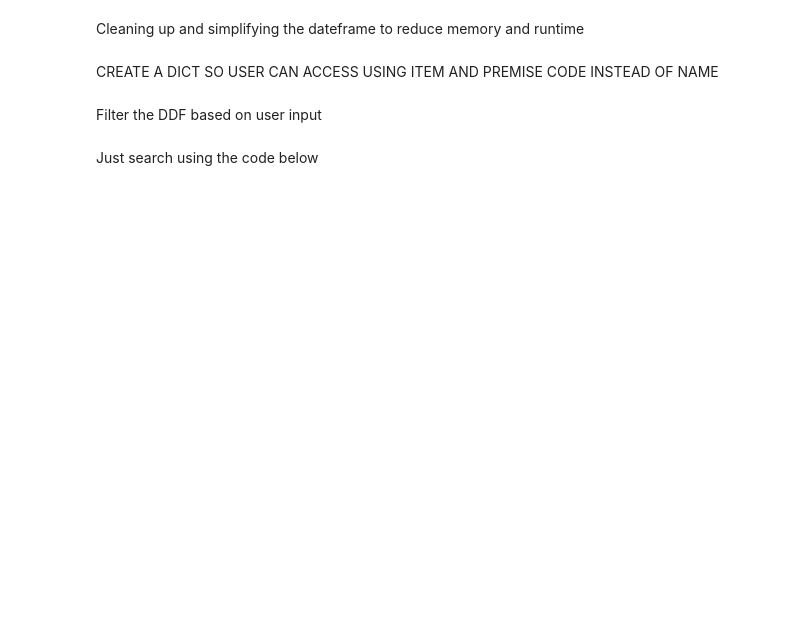
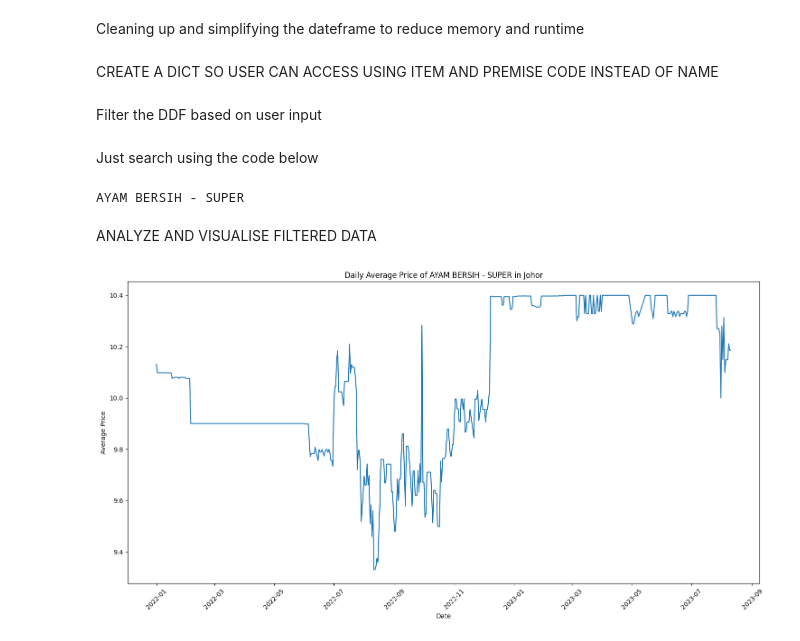
Before and after one commit to camelia02/MyInflasi, a Jupyter notebook: analyser.ipynb, the cells around one changed output. Cells and saved outputs as stored; diff of their text form; code cells hidden in the pictures; blank space fills up the shorter version.

```diff
--- a/analyser.ipynb
+++ b/analyser.ipynb
@@ -162,31 +185,22 @@ del state
 cluster = LocalCluster()
 client = Client(cluster)
 
-client = Client(dashboard_address=':8888')
+prices = [price_2022, price_2023]
 
 with ProgressBar():
 
     if len(user_input) >= 1:
         chunk_size = 10000
 
-        delayed_partitions = identify_item_code(user_input[0], lookup_dict, chunk_size)
-        results = compute(*delayed_partitions)
-        matching_item_codes = [item for sublist in results for item in sublist if item is not None]
-        del chunk_size
-
-    filtered_price = price_2022[price_2022['item_code'].isin(matching_item_codes)]
-    filtered_price = ddf.concat([filtered_price, price_2023[price_2023['item_code'].isin(matching_item_codes)]])
-
-    del delayed_partitions
-    del lookup_dict
-    del results
+        filtered_delayed_dataframes = identify_item_and_filter(user_input[0], prices, lookup_dict, chunk_size)
+        #filtered_price= [df.compute() for df in filtered_delayed_dataframes]
 
     if len(user_input) >= 2:
-        filtered_price.from_delayed = identify_state(user_input[1], filtered_price)
+        filtered_price = identify_state(user_input[1], filtered_delayed_dataframes)
 
 #filtered_price_mapped = filtered_price.map(lambda df: df.compute(), meta=filtered_price)
-filtered_price_computed = filtered_price.persist()
-#result_df = filtered_price_computed.compute()
+#filtered_price_computed = filtered_price.persist()
+filtered_data = filtered_price.compute()
 
 client.close()
 cluster.close()
@@ -195,4 +209,29 @@ del user_input
 del client
 del cluster
 # %%
-print(state)
+print(item_name)
+# %% [output]
+AYAM BERSIH - SUPER
+# %% [markdown]
+ANALYZE AND VISUALISE FILTERED DATA
+# %%
+%matplotlib inline
+
+daily_avg_price = filtered_data.groupby(filtered_data['date'].dt.date)['price'].mean()
+
+plt.figure(figsize=(15, 8))
+plt.plot(daily_avg_price.index, daily_avg_price.values)
+
+if item_state is not None:
+    item_state = filtered_data.iloc[0]['state']
+    plt.title(f'Daily Average Price of {item_name} in {item_state}')
+else:
+    plt.title(f'Daily Average Price of {item_name} in Malaysia')
+
+plt.xlabel('Date')
+plt.ylabel('Average Price')
+plt.xticks(rotation=45)
+plt.tight_layout()
+plt.show()
+# %% [output]
+[figure, added]
```
Also changed, not shown: parts of 2 cells of this notebook.
